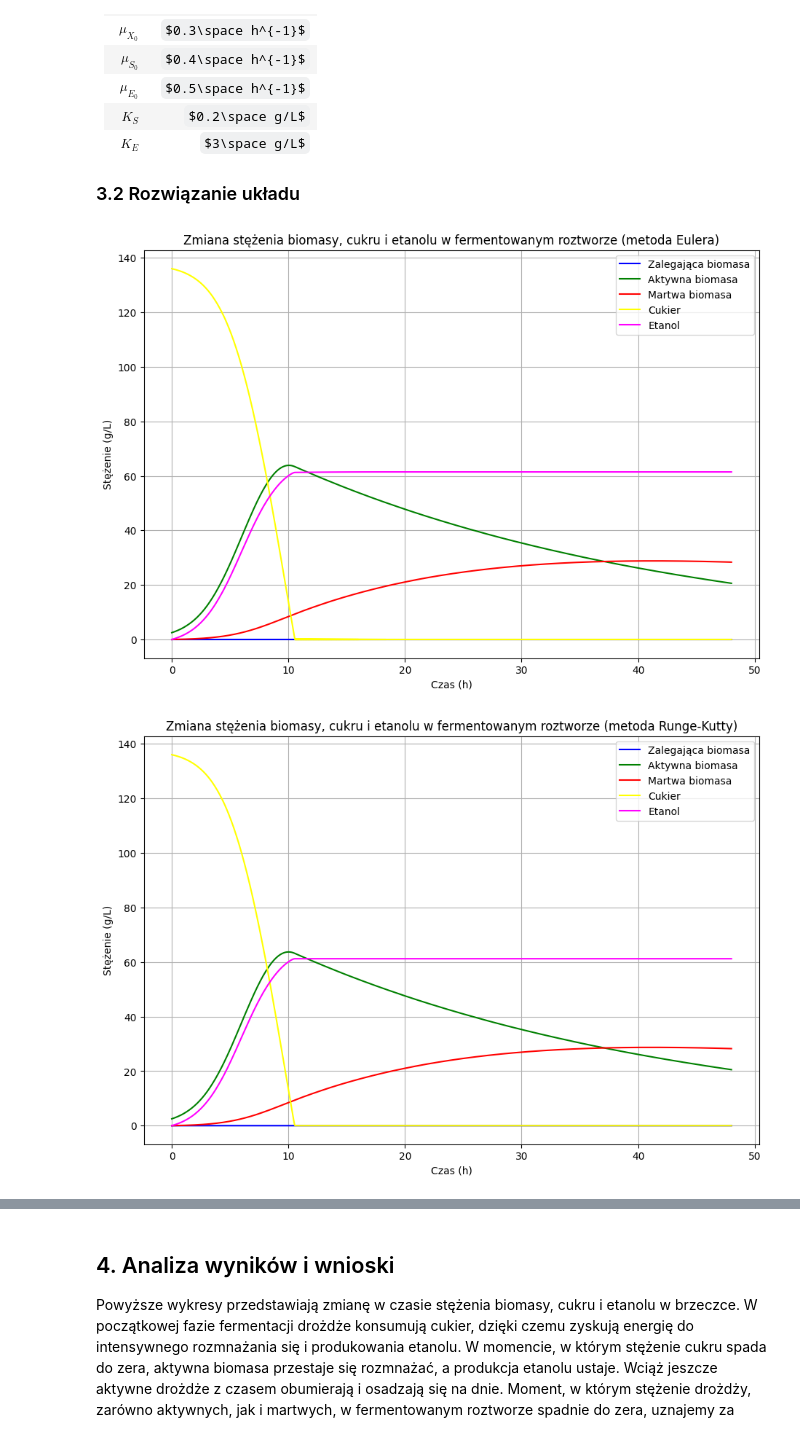
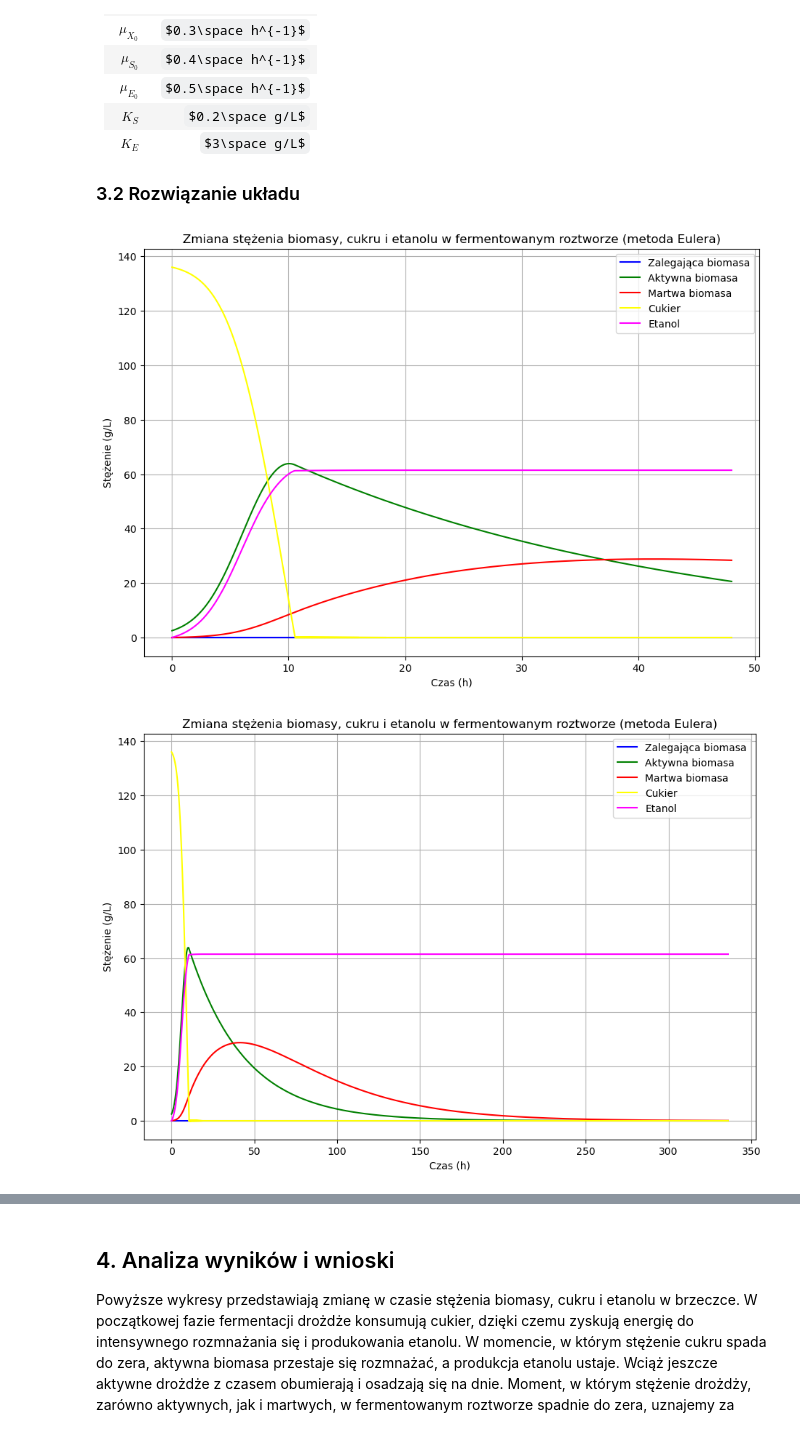
Before and after one commit to Carkules/RownaniaRozniczkoweProjekt, a Jupyter notebook: RozniczkiProjekt.ipynb, the cells around one changed output, grey strips where cells are left out. Saved outputs shown, nothing was run; the diff lists cells and outputs as text; code cells hidden in the pictures; some formulas as TeX source.

Commit message:
dodatkowe wykresy

```diff
--- a/RozniczkiProjekt.ipynb
+++ b/RozniczkiProjekt.ipynb
@@ -100,7 +100,8 @@ E0 = 0
 #Metoda Eulera
 t0 = 0
 h = 0.02
-t_max = 48
+t_max1 = 48
+t_max2 = 24*14
 
 def rozwiazanie_euler(t0, h, t_max, X_L0, X_A0, X_D0, S0, E0):
     X_L = [X_L0]
@@ -141,37 +142,41 @@ def wykres(T, X_L, X_A, X_D, S, E, tytul_wykresu):
     plt.show()
 
 tytul = "Zmiana stężenia biomasy, cukru i etanolu w fermentowanym roztworze (metoda Eulera)"
-T, X_L, X_A, X_D, S, E = rozwiazanie_euler(t0, h, t_max, X_L0, X_A0, X_D0, S0, E0)
+T, X_L, X_A, X_D, S, E = rozwiazanie_euler(t0, h, t_max1, X_L0, X_A0, X_D0, S0, E0)
+wykres(T, X_L, X_A, X_D, S, E, tytul)
+T, X_L, X_A, X_D, S, E = rozwiazanie_euler(t0, h, t_max2, X_L0, X_A0, X_D0, S0, E0)
 wykres(T, X_L, X_A, X_D, S, E, tytul)
 
 #Metoda Runge-Kutty
 def runge_kutty(f, t, y, h):
     k1 = f(t, *y)
     k2 = f(t + 0.5*h, *(y + 0.5* h * k1))
     k3 = f(t + 0.5*h, *(y + 0.5*h * k2))
     k4 = f(t + h, *(y + h * k3))
     return y + (h/6) * (k1 + 2*k2 + 2*k3 +k4)
 
 def rozwiazanie_runge_kutty(t0, h, t_max, X_L0, X_A0, X_D0, S0, E0):
     liczba_krokow = int(t_max/h) + 1
     wartosci = np.zeros((liczba_krokow, 5))
     wartosci[0, :] = [X_L0, X_A0, X_D0, S0, E0]
     t = t0
     T = [t0]
     for i in range(1, liczba_krokow):
         wartosci[i, :] = runge_kutty(model_fermentacji, t, wartosci[i-1, :], h)
         t += h
         T.append(t)
     X_L = wartosci[:, 0]
     X_A = wartosci[:, 1]
     X_D = wartosci[:, 2]
     S = wartosci[:, 3]
     E = wartosci[:, 4]
     return T, X_L, X_A, X_D, S, E
 
 tytul = "Zmiana stężenia biomasy, cukru i etanolu w fermentowanym roztworze (metoda Runge-Kutty)"
-T, X_L, X_A, X_D, S, E = rozwiazanie_runge_kutty(t0, h, t_max, X_L0, X_A0, X_D0, S0, E0)
+T, X_L, X_A, X_D, S, E = rozwiazanie_runge_kutty(t0, h, t_max1, X_L0, X_A0, X_D0, S0, E0)
 wykres(T, X_L, X_A, X_D, S, E, tytul)
+T, X_L, X_A, X_D, S, E = rozwiazanie_runge_kutty(t0, h, t_max2, X_L0, X_A0, X_D0, S0, E0)
+wykres(T, X_L, X_A, X_D, S, E, tytul)
 # %% [output]
-[figure, old version]
+[figure, new version]
-[figure, old version]
+[figure, new version]
```
Also changed, not shown: parts of 1 cell of this notebook.
